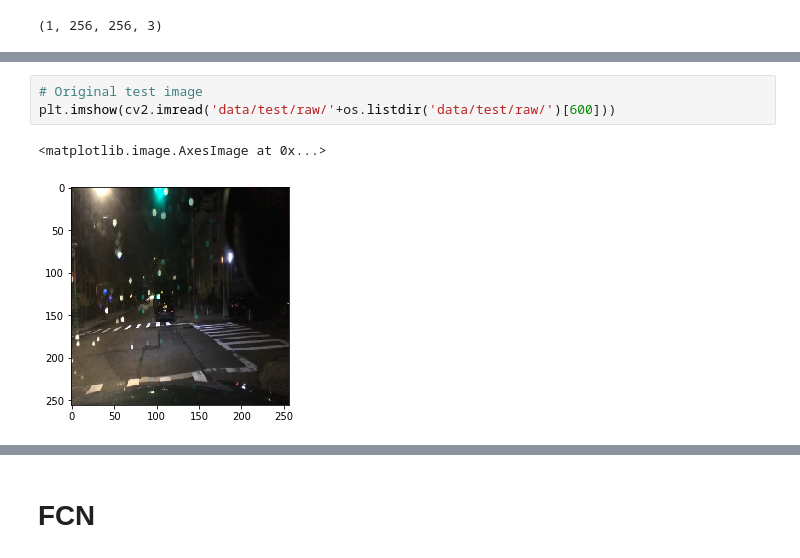
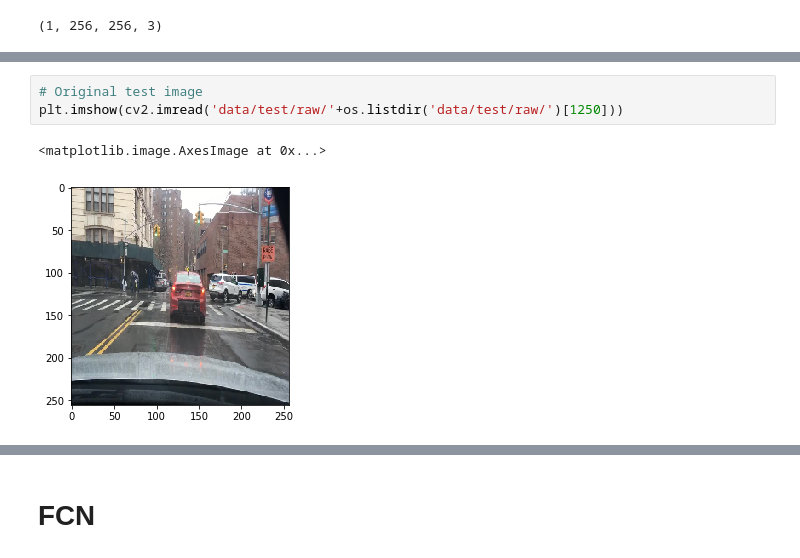
Before and after one commit to trived76/ECE1512-Homework3-LaneDetection, a Jupyter notebook: Lane_Detection.ipynb, the cells around one changed output, grey strips where cells are left out. Cells and saved outputs as stored; diff of their text form.

```diff
--- a/Lane_Detection.ipynb
+++ b/Lane_Detection.ipynb
@@ -822,7 +865,7 @@ os.listdir('data/test/raw/')
  ...]
 # %%
 # Original test image
-plt.imshow(cv2.imread('data/test/raw/'+os.listdir('data/test/raw/')[600]))
+plt.imshow(cv2.imread('data/test/raw/'+os.listdir('data/test/raw/')[1250]))
 # %% [output]
 <matplotlib.image.AxesImage at 0x...>
-[figure, old version]
+[figure, new version]
```
Also changed, not shown: parts of 32 cells of this notebook.
